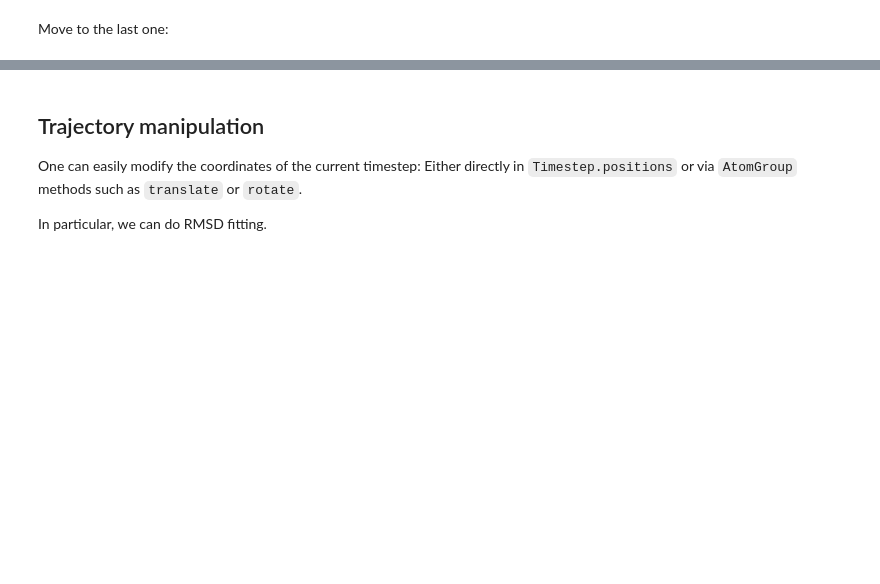
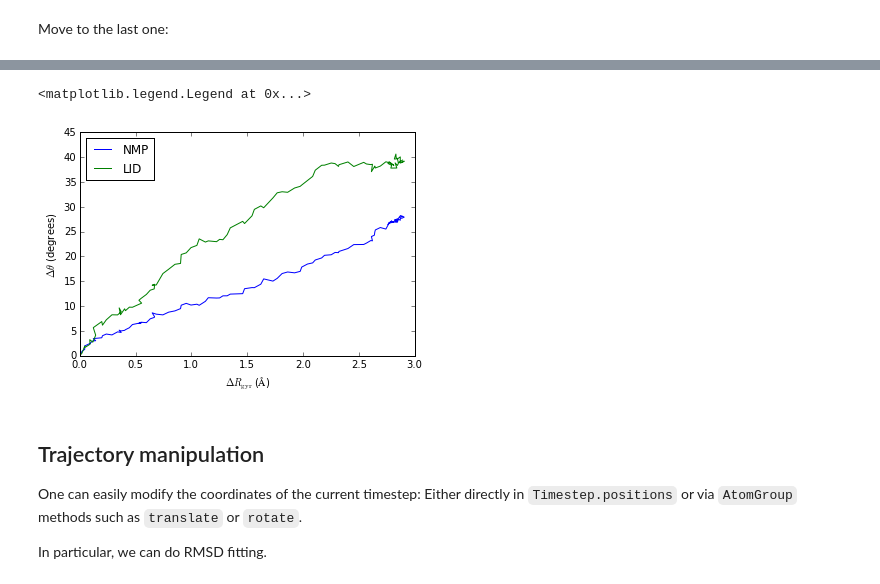
Before and after one commit to Becksteinlab/MDAnalysis-workshop, a Jupyter notebook: notebooks/MDAnalysis_Workshop_Part_2.ipynb, the cells around one changed output, grey strips where cells are left out. Saved outputs shown, nothing was run; the diff lists cells and outputs as text; code cells hidden in the pictures; blank space fills up the shorter version.

```diff
--- a/notebooks/MDAnalysis_Workshop_Part_2.ipynb
+++ b/notebooks/MDAnalysis_Workshop_Part_2.ipynb
@@ -332,3 +351,13 @@ plt.tight_layout()
+# %%
+ax = plt.subplot(111)
+ax.plot(rgyr-rgyr[0], aNMP-aNMP[0], label="NMP")
+ax.plot(rgyr-rgyr[0], aLID-aLID[0], label="LID")
+ax.set_xlabel(r"$\Delta R_\mathrm{gyr}$ ($\AA$)")
+ax.set_ylabel(r"$\Delta\theta$ (degrees)")
+ax.legend(loc="best")
+# %% [output]
+<matplotlib.legend.Legend at 0x...>
+[figure, added]
 # %% [markdown]
 ## Trajectory manipulation
 
```
Also changed, not shown: parts of 44 cells of this notebook, 3 other files.
